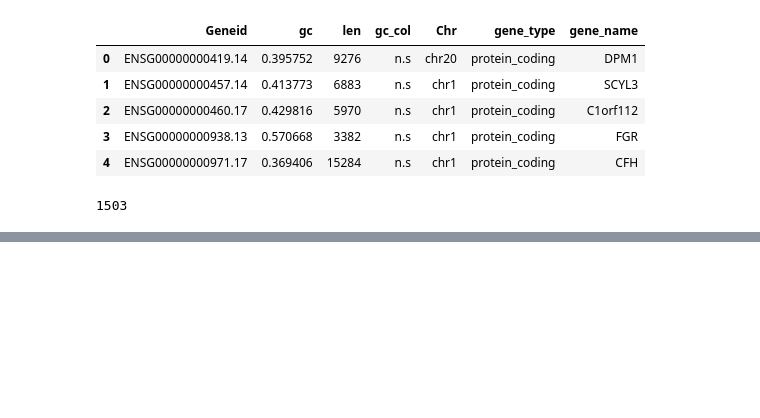
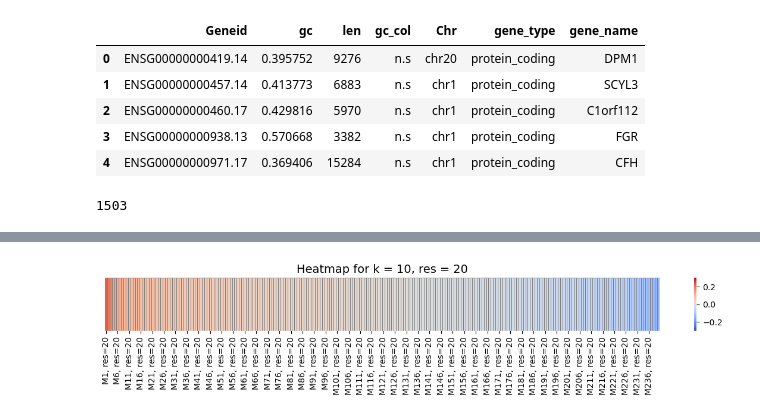
Before and after one commit to FatemehFN/Kbase, a Jupyter notebook: module_analysis.ipynb, the cells around one changed output, grey strips where cells are left out. Drawn from its saved outputs; the diff is of its cells as text; code cells hidden in the pictures; blank space fills up the shorter version.

```diff
--- a/module_analysis.ipynb
+++ b/module_analysis.ipynb
@@ -53,0 +133,8 @@ outdir=f"enrichr_results/clusters_with_corr_thresh_{corr_thresh}_number_of_genes
+# %%
+# Filter for k = 4 and resolution = 0.1
+subset = df_modules[(df_modules['k'] == 10)
+                    & (df_modules['resolution'] == 20)
+                    & (df_modules['network']=='knn_10')
+                    & (df_modules['method']=='leiden_unweighted')].copy()
+
+subset
@@ -53,0 +155,28 @@ outdir=f"enrichr_results/clusters_with_corr_thresh_{corr_thresh}_number_of_genes
+# %%
+
+subset = subset.reset_index(drop=True)
+subset['module_name'] = ['M' + str(i + 1) for i in range(len(subset))]
+subset['module_label'] = subset['module_name'] + ', res=20'
+
+# Create DataFrame for heatmap
+plot_df = pd.DataFrame([subset['correlation'].values], columns=subset['module_label'].values)
+# %%
+plt.figure(figsize=(12, 2.5))
+sns.heatmap(plot_df,
+            cmap='coolwarm',
+            cbar=True,
+            vmin=-0.3, vmax=0.3,
+            linewidths=0.5,
+            linecolor='gray',
+            #annot=True,
+            #fmt=".2f")
+)
+
+plt.title('Heatmap for k = 10, res = 20', fontsize=14)
+plt.yticks([])  # Hide y-axis ticks
+plt.xticks(rotation=90)
+plt.xlabel('')
+plt.tight_layout()
+plt.show()
+# %% [output]
+[figure, added]
```
Also changed, not shown: parts of 6 cells of this notebook.
